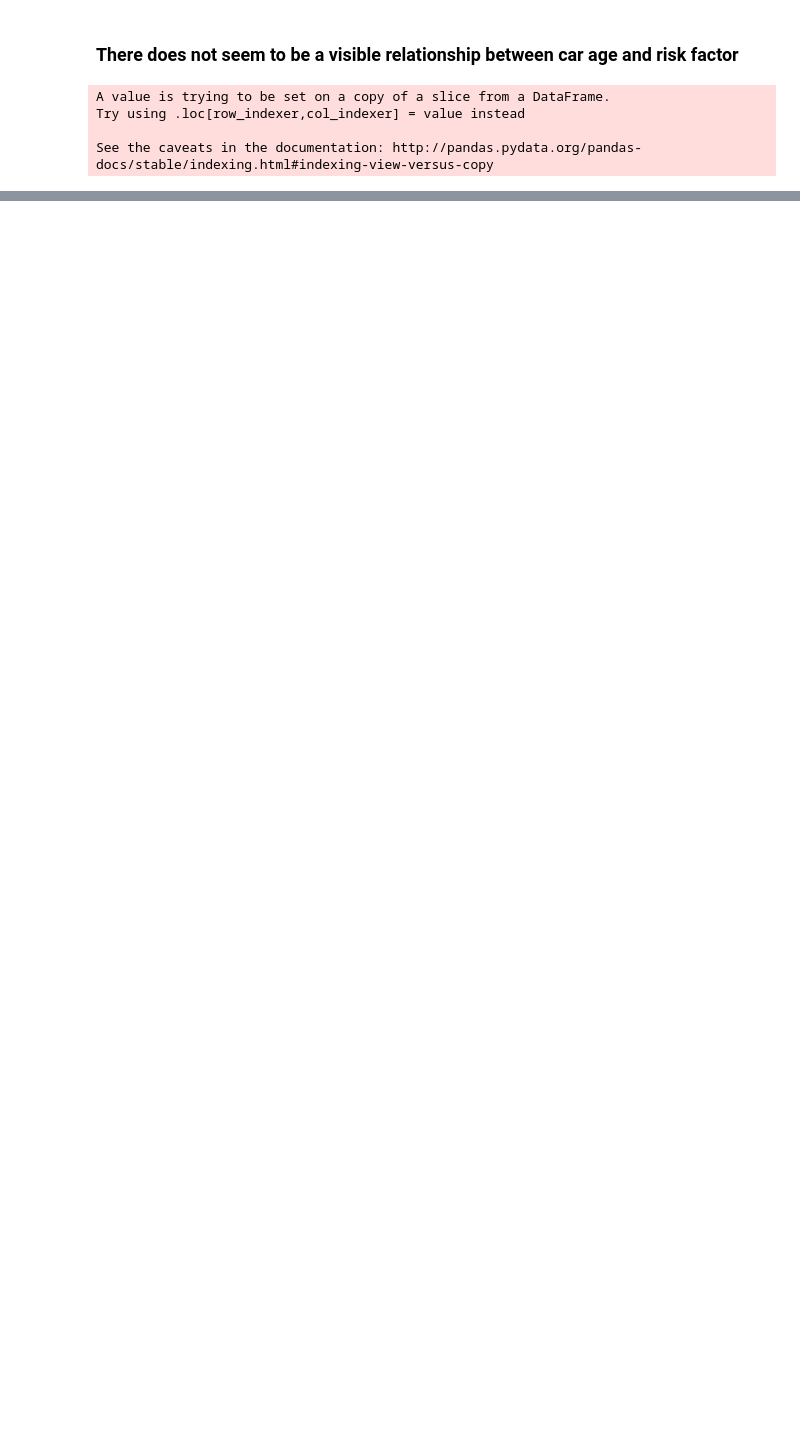
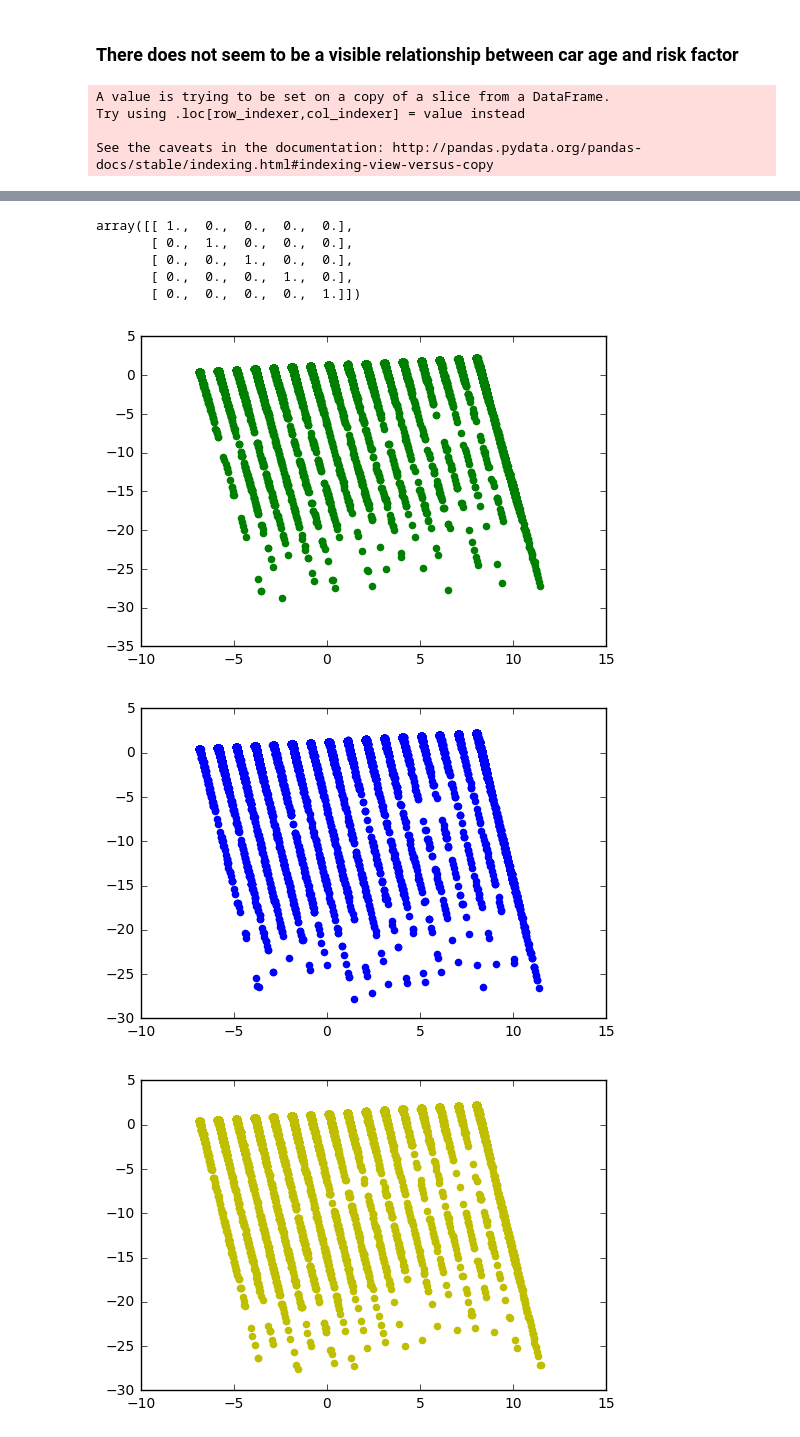
Before and after one commit to mingkaid/allstate-purchase-prediction-challenge, a Jupyter notebook: interpolate-risk.ipynb, the cells around one changed output, grey strips where cells are left out. Drawn from its saved outputs; the diff is of its cells as text; code cells hidden in the pictures; blank space fills up the shorter version.

```diff
--- a/interpolate-risk.ipynb
+++ b/interpolate-risk.ipynb
@@ -218,0 +197,6 @@ np.mean(clf)
+# %%
+predictors = ['homeowner', 'car_value_code', 'average_age', 'married_couple', 'duration_previous']
+X = merged_data_risk_predictors[predictors]
+predictors_pca = PCA(n_components=2)
+predictors_pca.fit(X.values)
+#predictors_pca.transform(merged_data_risk_predictors)
@@ -218,0 +216,30 @@ np.mean(clf)
+# %%
+single_attr_vec
+# %% [output]
+array([[ 1.,  0.,  0.,  0.,  0.],
+       [ 0.,  1.,  0.,  0.,  0.],
+       [ 0.,  0.,  1.,  0.,  0.],
+       [ 0.,  0.,  0.,  1.,  0.],
+       [ 0.,  0.,  0.,  0.,  1.]])
+# %%
+X_transformed = pd.DataFrame(predictors_pca.transform(X))
+y = merged_data_risk_label
+#colors = {1: 'green', 2: 'blue', 3: 'yellow', 4: 'red'}
+#plt.scatter(X_transformed[:, 0], X_transformed[:, 1], color=y.apply(lambda x: colors[x]))
+X_1 = X_transformed[y == 1]
+X_2 = X_transformed[y == 2]
+X_3 = X_transformed[y == 3]
+X_4 = X_transformed[y == 4]
+#plt.scatter(X_1[0], X_1[1], color='b')
+plt.scatter(X_1[0], X_1[1], color='g')
+plt.show()
+plt.scatter(X_2[0], X_2[1], color='b')
+plt.show()
+plt.scatter(X_3[0], X_3[1], color='y')
+plt.show()
+plt.scatter(X_4[0], X_4[1], color='r')
+plt.show()
+# %% [output]
+[figure, added]
+[figure, added]
+[figure, added]
```
Also changed, not shown: parts of 27 cells of this notebook.
